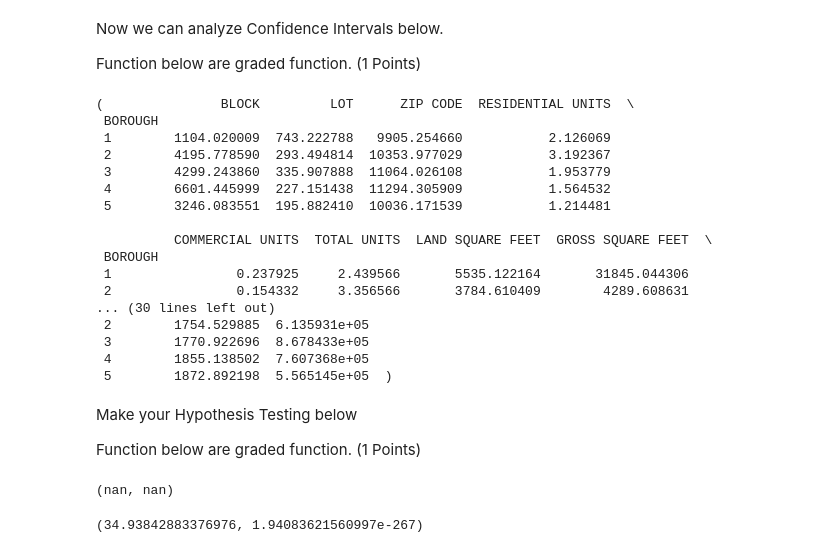
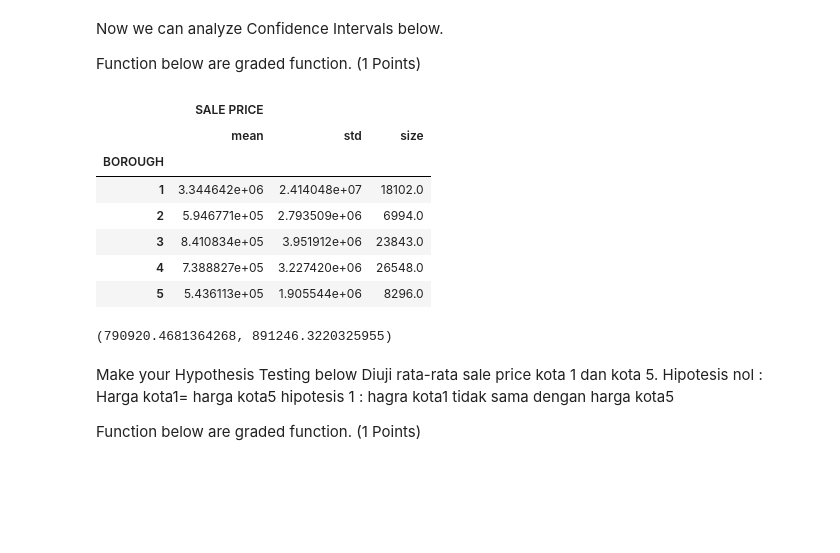
Before and after one commit to alfansukmana04/H8_50, a Jupyter notebook: PYTN_Assgn_2_H8_50_Alfan.ipynb, the cells around one changed output. Drawn from its saved outputs; the diff is of its cells as text; code cells hidden in the pictures; blank space fills up the shorter version.

```diff
--- a/PYTN_Assgn_2_H8_50_Alfan.ipynb
+++ b/PYTN_Assgn_2_H8_50_Alfan.ipynb
@@ -528,3 +536,15 @@ Text(0, 0.5, 'Prob. of Dist.')
 Now we can analyze Confidence Intervals below.
 
 Function below are graded function. (1 Points)
+# %%
+df_sale=df.groupby("BOROUGH").agg({"SALE PRICE": [np.mean, np.std, np.size]})
+df_sale
+# %% [output]
+|  | SALE PRICE |  |  |
+|  | mean | std | size |
+| BOROUGH |  |  |  |
+| 1 | 3.344642e+06 | 2.414048e+07 | 18102.0 |
+| 2 | 5.946771e+05 | 2.793509e+06 | 6994.0 |
+| 3 | 8.410834e+05 | 3.951912e+06 | 23843.0 |
+| 4 | 7.388827e+05 | 3.227420e+06 | 26548.0 |
+| 5 | 5.436113e+05 | 1.905544e+06 | 8296.0 |
@@ -533,60 +559,21 @@ Function below are graded function. (1 Points)
 
 # Graded-Funtion Begin
 
-se = stdev/np.sqrt(len(df['BOROUGH']))
+se = sd/np.sqrt(n)
 z = 1.96
-lcb = rata - z*se
-ucb = rata + z*se
+lcb = rata_tot - z*se
+ucb = rata_tot + z*se
 lcb,ucb
 
 
 
 # Graded-Funtion End
 # %% [output]
-(               BLOCK         LOT      ZIP CODE  RESIDENTIAL UNITS  \
- BOROUGH
- 1        1104.020009  743.222788   9905.254660           2.126069
- 2        4195.778590  293.494814  10353.977029           3.192367
- 3        4299.243860  335.907888  11064.026108           1.953779
- 4        6601.445999  227.151438  11294.305909           1.564532
- 5        3246.083551  195.882410  10036.171539           1.214481
-
-          COMMERCIAL UNITS  TOTAL UNITS  LAND SQUARE FEET  GROSS SQUARE FEET  \
- BOROUGH
- 1                0.237925     2.439566       5535.122164       31845.044306
- 2                0.154332     3.356566       3784.610409        4289.608631
-... (30 lines left out)
- 2        1754.529885  6.135931e+05
- 3        1770.922696  8.678433e+05
- 4        1855.138502  7.607368e+05
- 5        1872.892198  5.565145e+05  )
+(790920.4681364268, 891246.3220325955)
 # %% [markdown]
 Make your Hypothesis Testing below
+ Diuji rata-rata sale price kota 1 dan kota 5.
+ Hipotesis nol : Harga kota1= harga kota5
+ hipotesis 1   : hagra kota1 tidak sama dengan harga kota5
 
 Function below are graded function. (1 Points)
-# %%
-# Write your function below
-
-# Graded-Funtion Begin
-
-import statsmodels.api as sm
-sm.stats.ztest(df['SALE PRICE'])
-
-
-
-# Graded-Funtion End
-# %% [output]
-(nan, nan)
-# %%
- #Write your function below
-
-# Graded-Funtion Begin
-
-import statsmodels.api as sm
-sm.stats.ztest(df['RESIDENTIAL UNITS'])
-
-
-
-# Graded-Funtion End
-# %% [output]
-(34.93842883376976, 1.94083621560997e-267)
```
Also changed, not shown: parts of 8 cells of this notebook.
